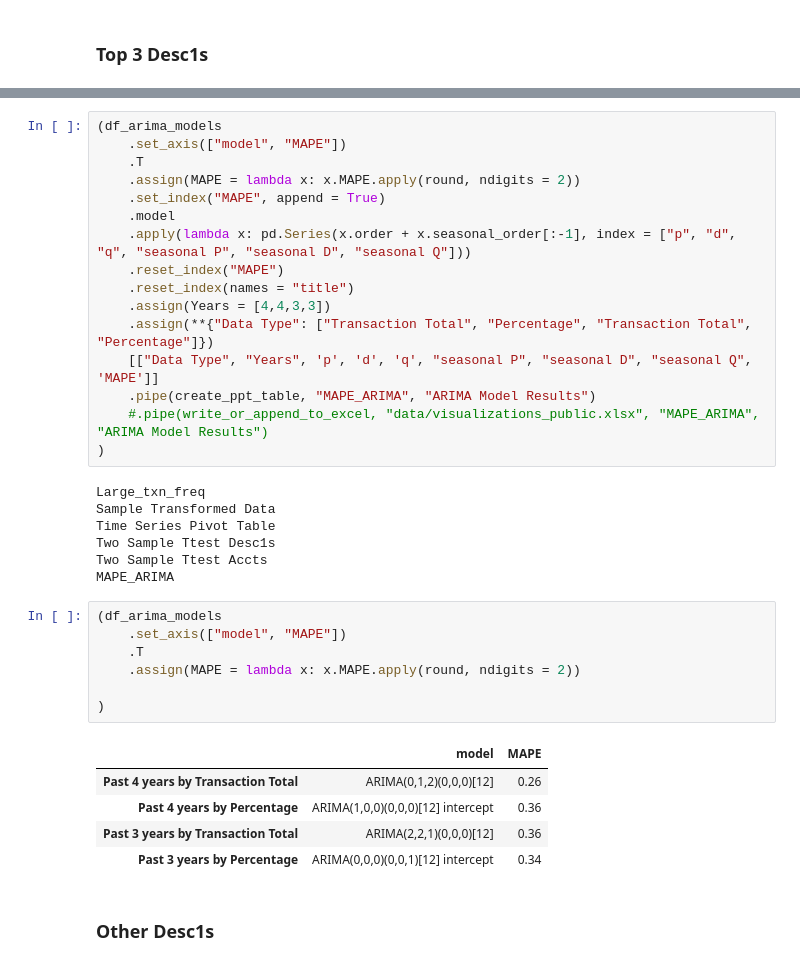
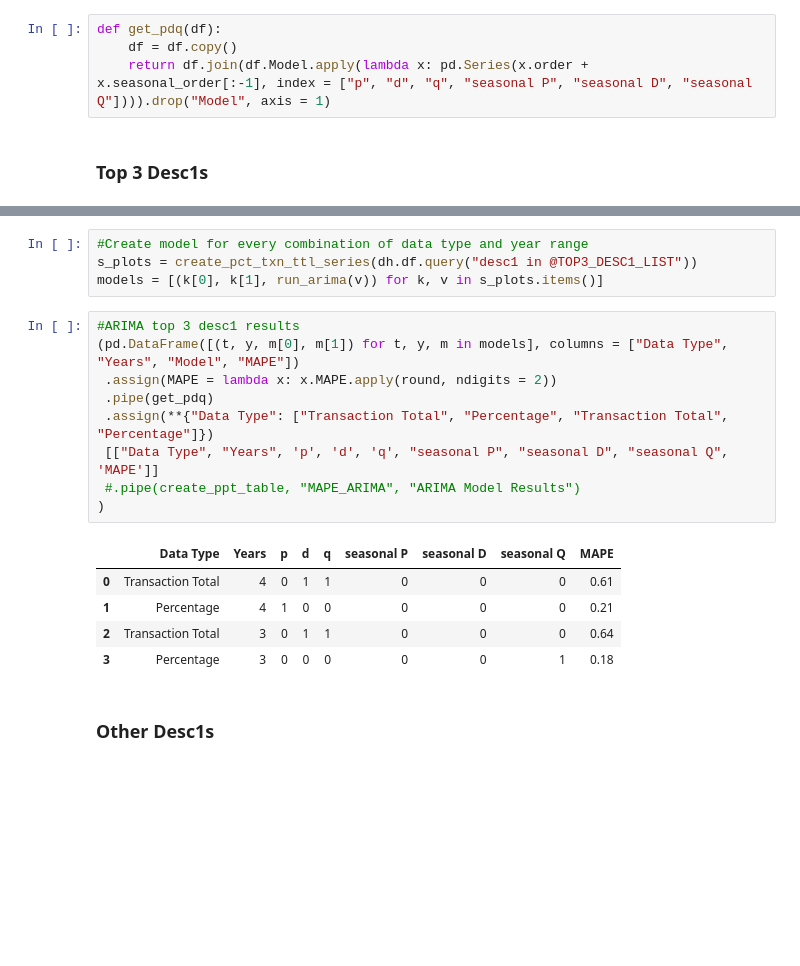
Before and after one commit to lelandjmurrin/Acquisition_Due_Dilligence_Capstone_Project, a Jupyter notebook: GeneralLedgerTxns_Models.ipynb, the cells around one changed output, grey strips where cells are left out. Saved outputs shown, nothing was run; the diff lists cells and outputs as text; blank space fills up the shorter version.

```diff
--- a/GeneralLedgerTxns_Models.ipynb
+++ b/GeneralLedgerTxns_Models.ipynb
@@ -862,4 +267,8 @@ WFY Granger Results
 # %% [markdown]
 ## ARIMA
+# %%
+def get_pdq(df):
+    df = df.copy()
+    return df.join(df.Model.apply(lambda x: pd.Series(x.order + x.seasonal_order[:-1], index = ["p", "d", "q", "seasonal P", "seasonal D", "seasonal Q"]))).drop("Model", axis = 1)
 # %% [markdown]
 ### Top 3 Desc1s
@@ -957,39 +304,22 @@ df_arima_models
+# %%
+#Create model for every combination of data type and year range
+s_plots = create_pct_txn_ttl_series(dh.df.query("desc1 in @TOP3_DESC1_LIST"))
+models = [(k[0], k[1], run_arima(v)) for k, v in s_plots.items()]
 # %%
-(df_arima_models
-    .set_axis(["model", "MAPE"])
-    .T
-    .assign(MAPE = lambda x: x.MAPE.apply(round, ndigits = 2))
-    .set_index("MAPE", append = True)
-    .model
-    .apply(lambda x: pd.Series(x.order + x.seasonal_order[:-1], index = ["p", "d", "q", "seasonal P", "seasonal D", "seasonal Q"]))
-    .reset_index("MAPE")
-    .reset_index(names = "title")
-    .assign(Years = [4,4,3,3])
-    .assign(**{"Data Type": ["Transaction Total", "Percentage", "Transaction Total", "Percentage"]})
-    [["Data Type", "Years", 'p', 'd', 'q', "seasonal P", "seasonal D", "seasonal Q", 'MAPE']]
-    .pipe(create_ppt_table, "MAPE_ARIMA", "ARIMA Model Results")
-    #.pipe(write_or_append_to_excel, "data/visualizations_public.xlsx", "MAPE_ARIMA", "ARIMA Model Results")
+#ARIMA top 3 desc1 results
+(pd.DataFrame([(t, y, m[0], m[1]) for t, y, m in models], columns = ["Data Type", "Years", "Model", "MAPE"])
+ .assign(MAPE = lambda x: x.MAPE.apply(round, ndigits = 2))
+ .pipe(get_pdq)
+ .assign(**{"Data Type": ["Transaction Total", "Percentage", "Transaction Total", "Percentage"]})
+ [["Data Type", "Years", 'p', 'd', 'q', "seasonal P", "seasonal D", "seasonal Q", 'MAPE']]
+ #.pipe(create_ppt_table, "MAPE_ARIMA", "ARIMA Model Results")
 )
 # %% [output]
-Large_txn_freq
-Sample Transformed Data
-Time Series Pivot Table
-Two Sample Ttest Desc1s
-Two Sample Ttest Accts
-MAPE_ARIMA
+|  | Data Type | Years | p | d | q | seasonal P | seasonal D | seasonal Q | MAPE |
+| 0 | Transaction Total | 4 | 0 | 1 | 1 | 0 | 0 | 0 | 0.61 |
+| 1 | Percentage | 4 | 1 | 0 | 0 | 0 | 0 | 0 | 0.21 |
+| 2 | Transaction Total | 3 | 0 | 1 | 1 | 0 | 0 | 0 | 0.64 |
+| 3 | Percentage | 3 | 0 | 0 | 0 | 0 | 0 | 1 | 0.18 |
-# %%
-(df_arima_models
-    .set_axis(["model", "MAPE"])
-    .T
-    .assign(MAPE = lambda x: x.MAPE.apply(round, ndigits = 2))
-
-)
-# %% [output]
-|  | model | MAPE |
-| Past 4 years by Transaction Total | ARIMA(0,1,2)(0,0,0)[12] | 0.26 |
-| Past 4 years by Percentage | ARIMA(1,0,0)(0,0,0)[12] intercept | 0.36 |
-| Past 3 years by Transaction Total | ARIMA(2,2,1)(0,0,0)[12] | 0.36 |
-| Past 3 years by Percentage | ARIMA(0,0,0)(0,0,1)[12] intercept | 0.34 |
 # %% [markdown]
 ### Other Desc1s
 # %%
```
Also changed, not shown: parts of 70 cells of this notebook, 9 other files.
